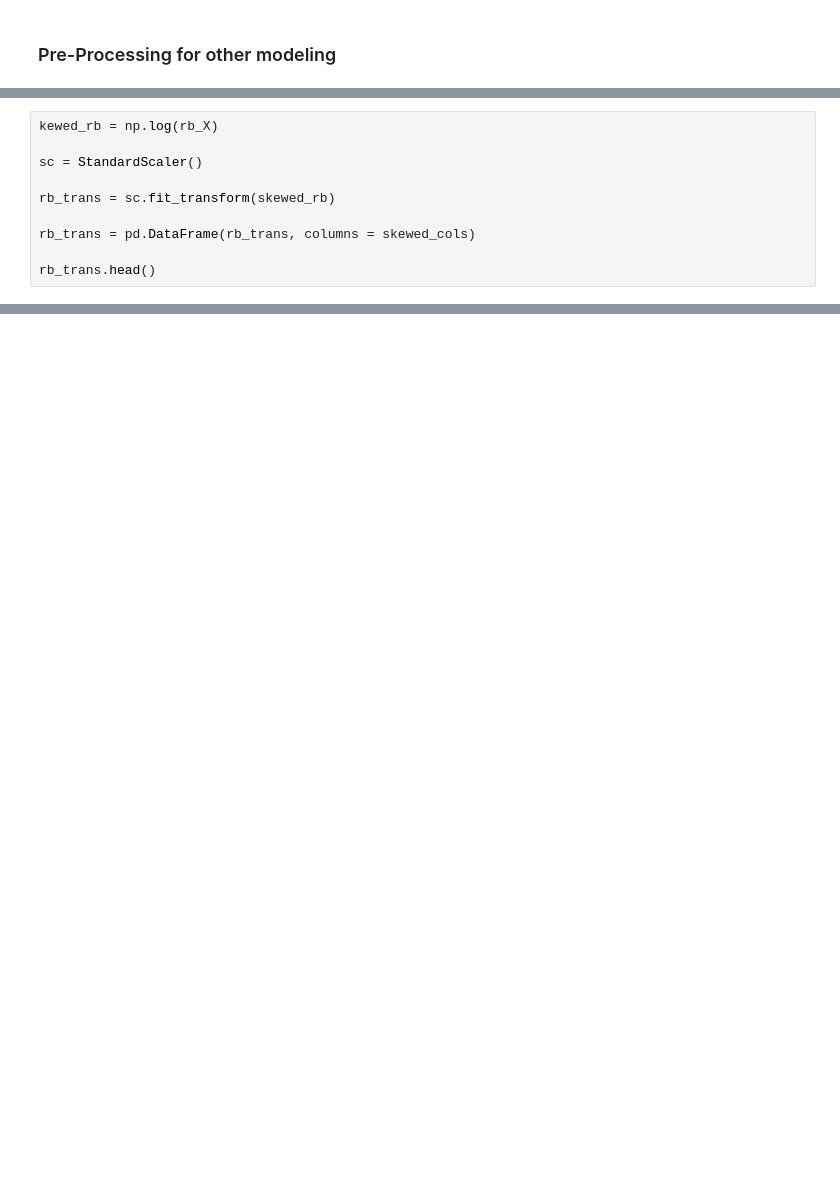
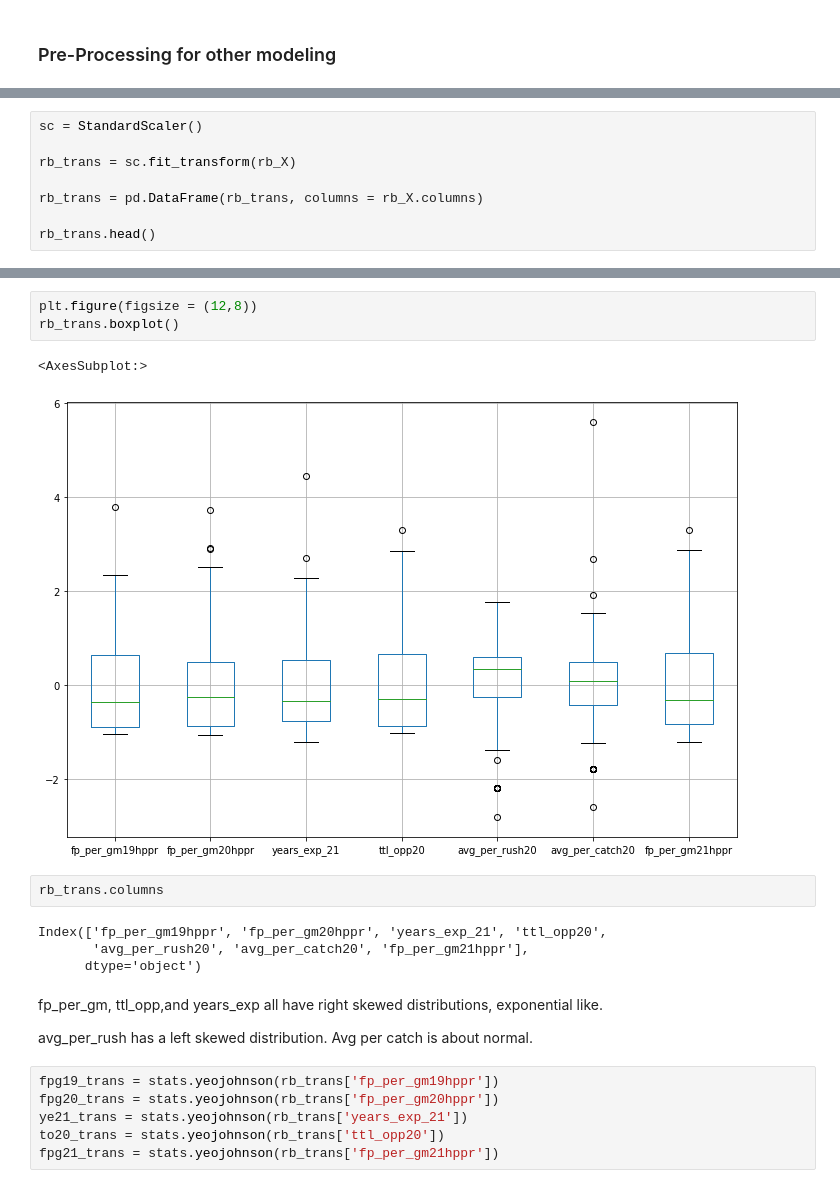
Before and after one commit to stephenkuc/Predicting_Fantasy_Football_Scores, a Jupyter notebook: FF_Modeling.ipynb, the cells around one changed output, grey strips where cells are left out. Saved outputs shown, nothing was run; the diff lists cells and outputs as text; blank space fills up the shorter version.

Commit message:
Transformations & further pre-processing

```diff
--- a/FF_Modeling.ipynb
+++ b/FF_Modeling.ipynb
@@ -205,11 +241,9 @@ rb_X.describe()
 # %%
-kewed_rb = np.log(rb_X)
-
 sc = StandardScaler()
 
-rb_trans = sc.fit_transform(skewed_rb)
+rb_trans = sc.fit_transform(rb_X)
 
-rb_trans = pd.DataFrame(rb_trans, columns = skewed_cols)
+rb_trans = pd.DataFrame(rb_trans, columns = rb_X.columns)
 
 rb_trans.head()
 # %% [output]
@@ -216,0 +256,22 @@ ValueError: Input X contains infinity or a value too large for dtype('float64').
+# %%
+plt.figure(figsize = (12,8))
+rb_trans.boxplot()
+# %% [output]
+<AxesSubplot:>
+[figure, added]
+# %%
+rb_trans.columns
+# %% [output]
+Index(['fp_per_gm19hppr', 'fp_per_gm20hppr', 'years_exp_21', 'ttl_opp20',
+       'avg_per_rush20', 'avg_per_catch20', 'fp_per_gm21hppr'],
+      dtype='object')
+# %% [markdown]
+fp_per_gm, ttl_opp,and years_exp all have right skewed distributions, exponential like.
+
+avg_per_rush has a left skewed distribution. Avg per catch is about normal.
+# %%
+fpg19_trans = stats.yeojohnson(rb_trans['fp_per_gm19hppr'])
+fpg20_trans = stats.yeojohnson(rb_trans['fp_per_gm20hppr'])
+ye21_trans = stats.yeojohnson(rb_trans['years_exp_21'])
+to20_trans = stats.yeojohnson(rb_trans['ttl_opp20'])
+fpg21_trans = stats.yeojohnson(rb_trans['fp_per_gm21hppr'])
```
Also changed, not shown: parts of 21 cells of this notebook.
